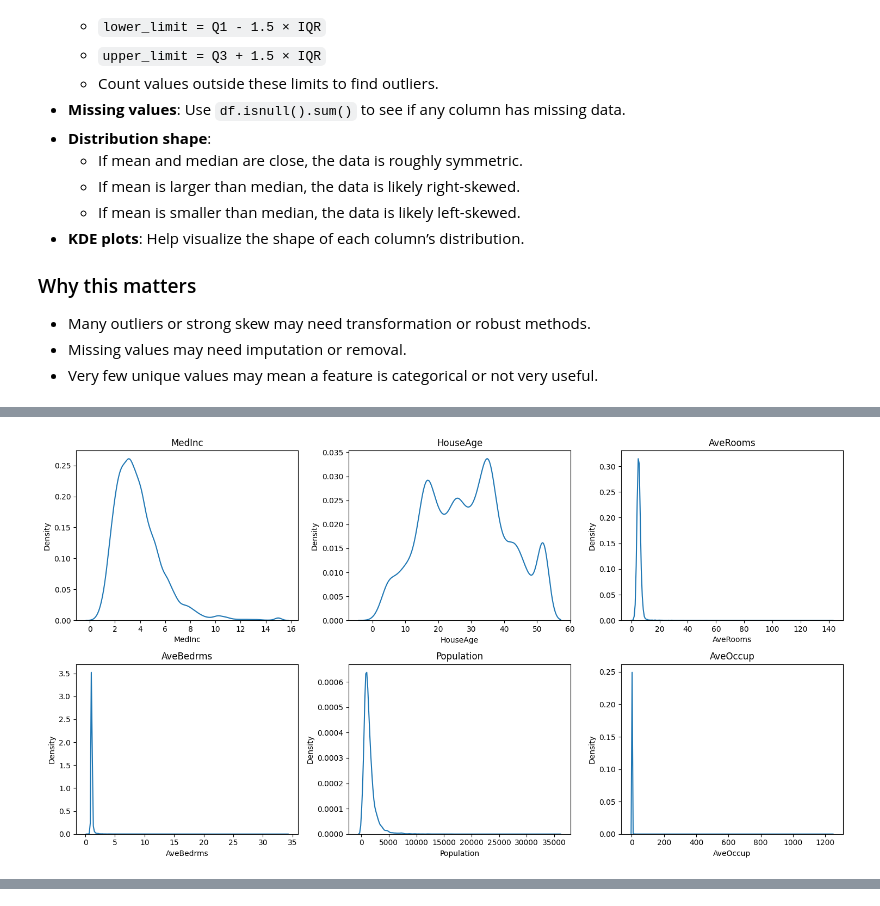
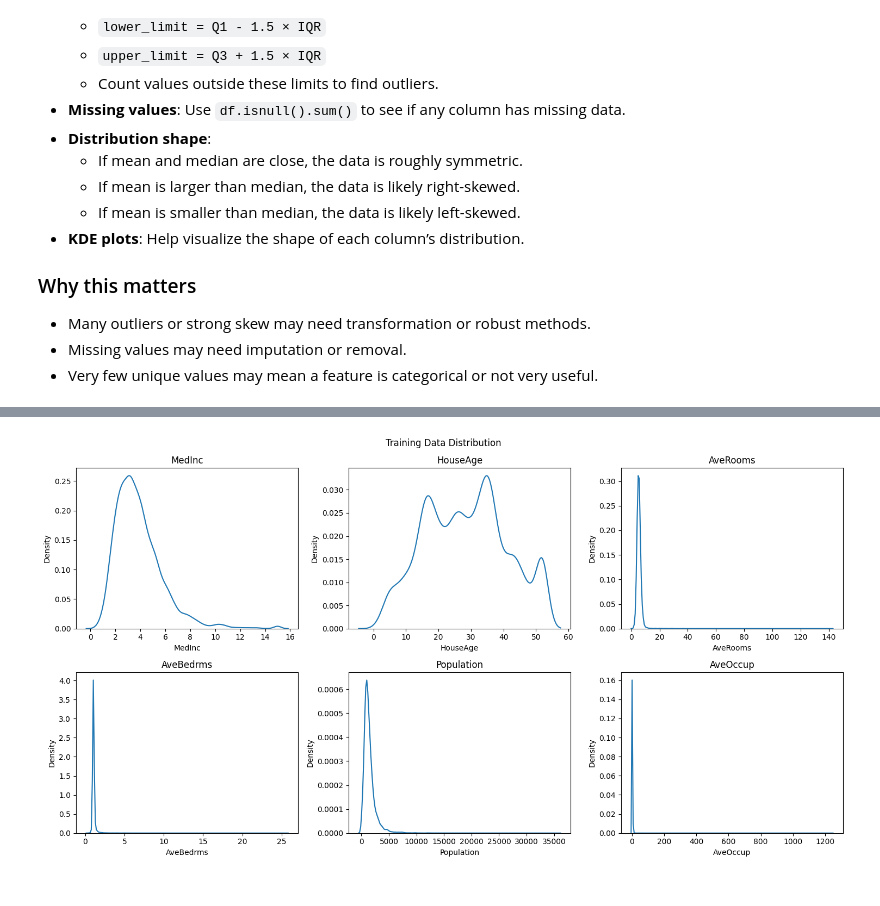
Before and after one commit to anbuchezhiyan2005/numpy-regression-from-scratch, a Jupyter notebook: data_cleaning.ipynb, the cells around one changed output, grey strips where cells are left out. Cells and saved outputs as stored; diff of their text form; code cells hidden in the pictures.

```diff
--- a/data_cleaning.ipynb
+++ b/data_cleaning.ipynb
@@ -469,14 +181,55 @@ Distribution shape: right skewed
-# %%
-columns = ['MedInc', 'HouseAge', 'AveRooms', 'AveBedrms', 'Population', 'AveOccup']
-
-fig, axes = plt.subplots(2, 3, figsize = (15, 8))
-axes = axes.flatten()
-for ax, col in zip(axes, columns):
-    sns.kdeplot(data = df, x = col, ax = ax, fill = False)
-    ax.set_title(col)
-
-plt.tight_layout()
-fig.savefig("plots/data_distribution_non_normalized.png")
-plt.show()
-# %% [output]
-[figure, removed]
+# %%
+def analyze_column(dataframe, column_name):
+    """
+    Performs and prints a detailed statistical analysis for a given column.
+    """
+    print(f"--- Analysis for: {column_name} ---")
+    column = dataframe[column_name]
+
+    # Print descriptive statistics
+    print("Training dataset:")
+    print(column.describe())
+    print()
+
+    # Calculate and print outlier information
+    q1 = column.quantile(0.25)
+    q3 = column.quantile(0.75)
+    iqr = q3 - q1
+    upper_limit = q3 + 1.5 * iqr
+    above_upper = (column > upper_limit).sum()
+
+    print(f"Interquartile Range (IQR): {iqr}")
+    print(f"Outliers above upper limit: {above_upper}")
+    outlier_percentage = (above_upper / len(train_df)) * 100
+    print(f"Outlier percentage for {column}: {outlier_percentage:.2f}%")
+
+    # Estimate data distribution shape by comparing mean and median
+    mean = column.mean()
+    median = column.median()
+    if np.isclose(mean, median, rtol=0.05, atol=0.05):
+        print("Distribution shape: Likely symmetric")
+    elif mean > median:
+        print("Distribution shape: Likely right-skewed")
+    else:
+        print("Distribution shape: Likely left-skewed")
+
+    print("-" * (20 + len(column_name)))
+    print()
+
+columns_to_analyze = ['MedInc', 'HouseAge', 'AveRooms', 'AveBedrms', 'Population', 'AveOccup']
+for col in columns_to_analyze:
+    analyze_column(train_df, col)
+
+columns = ['MedInc', 'HouseAge', 'AveRooms', 'AveBedrms', 'Population', 'AveOccup']
+
+fig, axes = plt.subplots(2, 3, figsize = (15, 8))
+fig.suptitle("Training Data Distribution")
+axes = axes.flatten()
+for ax, col in zip(axes, columns):
+    sns.kdeplot(data = train_df, x = col, ax = ax, fill = False)
+    ax.set_title(col)
+
+plt.tight_layout()
+fig.savefig("plots/training_data_distribution_non_normalized.png")
+plt.show()
+# %% [output]
@@ -482,0 +253 @@ plt.show()
+[figure, added]
```
Also changed, not shown: parts of 15 cells of this notebook, 1 other file.
